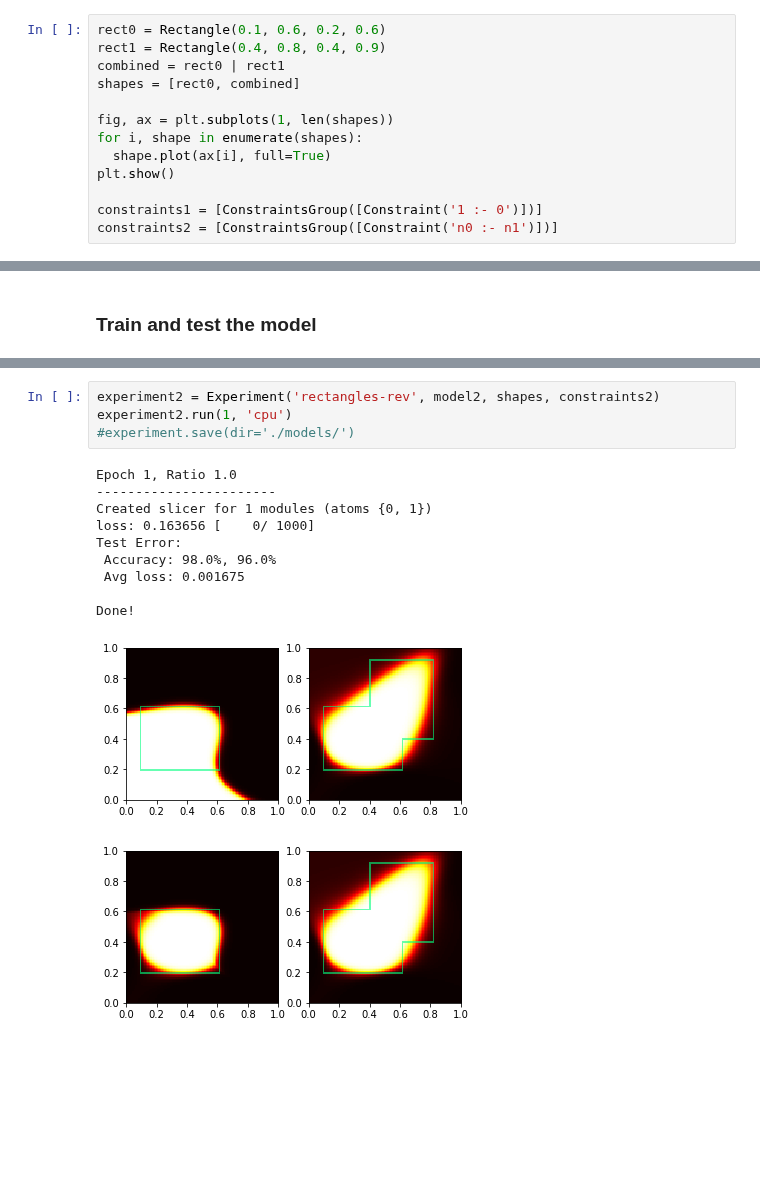
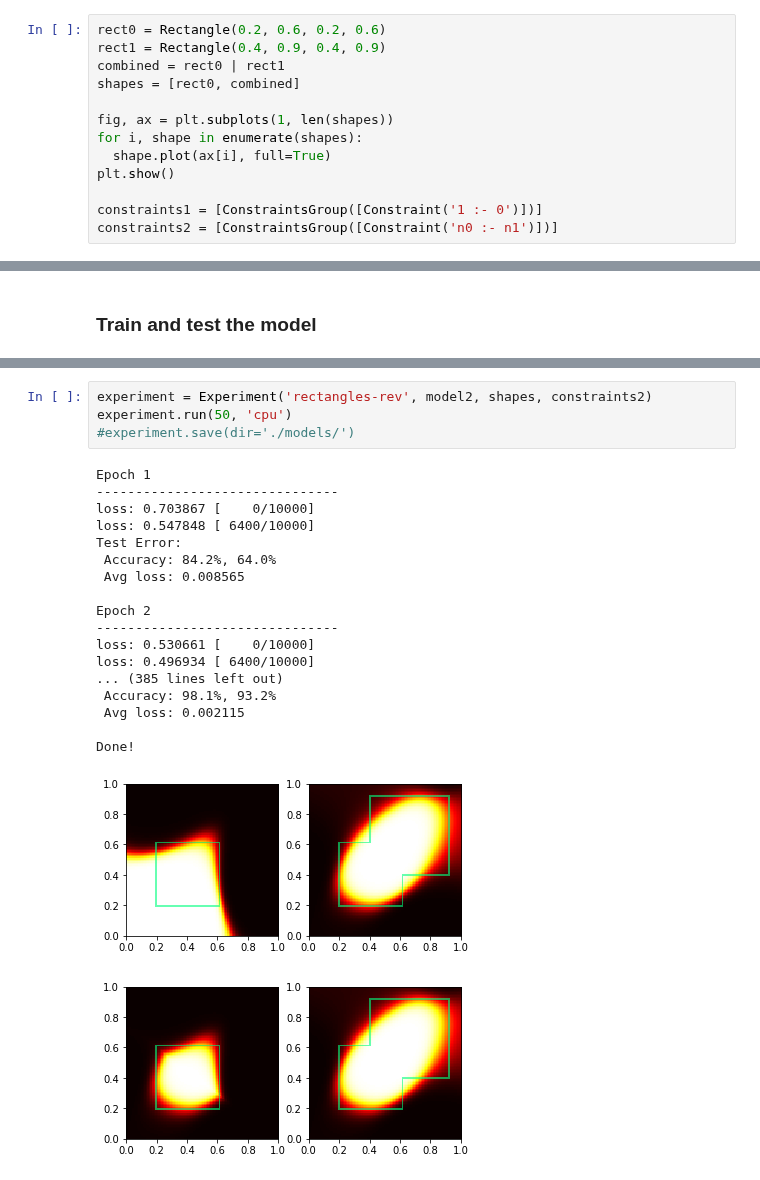
Before and after one commit to atatomir/CCN, a Jupyter notebook: experiments/Rectangles.ipynb, the cells around one changed output, grey strips where cells are left out. Drawn from its saved outputs; the diff is of its cells as text; blank space fills up the shorter version.

```diff
--- a/experiments/Rectangles.ipynb
+++ b/experiments/Rectangles.ipynb
@@ -14,8 +14,8 @@ cuda
 # %% [markdown]
 ### Define the shapes
 # %%
-rect0 = Rectangle(0.1, 0.6, 0.2, 0.6)
-rect1 = Rectangle(0.4, 0.8, 0.4, 0.9)
+rect0 = Rectangle(0.2, 0.6, 0.2, 0.6)
+rect1 = Rectangle(0.4, 0.9, 0.4, 0.9)
 combined = rect0 | rect1
 shapes = [rect0, combined]
 
@@ -251,16 +100,24 @@ AttributeError: 'AxesImage' object has no property 'cbarlabel'
 # %%
-experiment2 = Experiment('rectangles-rev', model2, shapes, constraints2)
-experiment2.run(1, 'cpu')
+experiment = Experiment('rectangles-rev', model2, shapes, constraints2)
+experiment.run(50, 'cpu')
 #experiment.save(dir='./models/')
 # %% [output]
-Epoch 1, Ratio 1.0
------------------------
-Created slicer for 1 modules (atoms {0, 1})
-loss: 0.163656 [    0/ 1000]
+Epoch 1
+-------------------------------
+loss: 0.703867 [    0/10000]
+loss: 0.547848 [ 6400/10000]
 Test Error:
- Accuracy: 98.0%, 96.0%
- Avg loss: 0.001675
+ Accuracy: 84.2%, 64.0%
+ Avg loss: 0.008565
+
+Epoch 2
+-------------------------------
+loss: 0.530661 [    0/10000]
+loss: 0.496934 [ 6400/10000]
+... (385 lines left out)
+ Accuracy: 98.1%, 93.2%
+ Avg loss: 0.002115
 
 Done!
-[figure, old version]
+[figure, new version]
-[figure, old version]
+[figure, new version]
```
Also changed, not shown: parts of 13 cells of this notebook, 28 other files.
